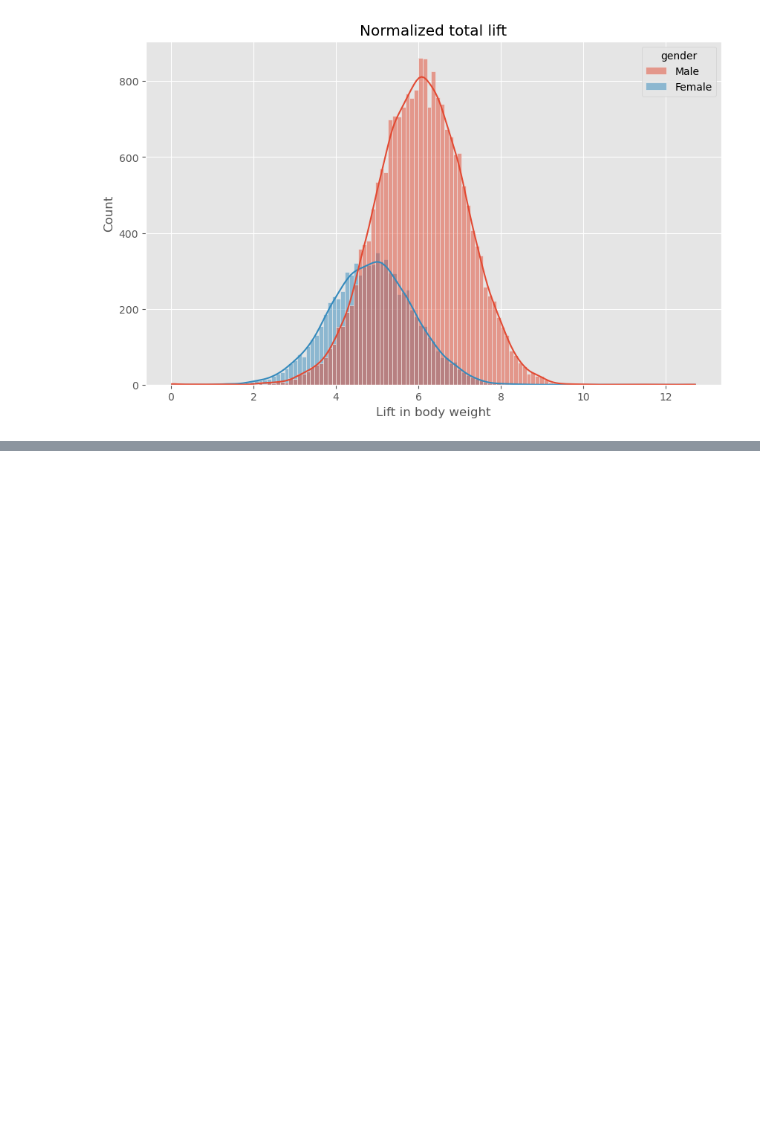
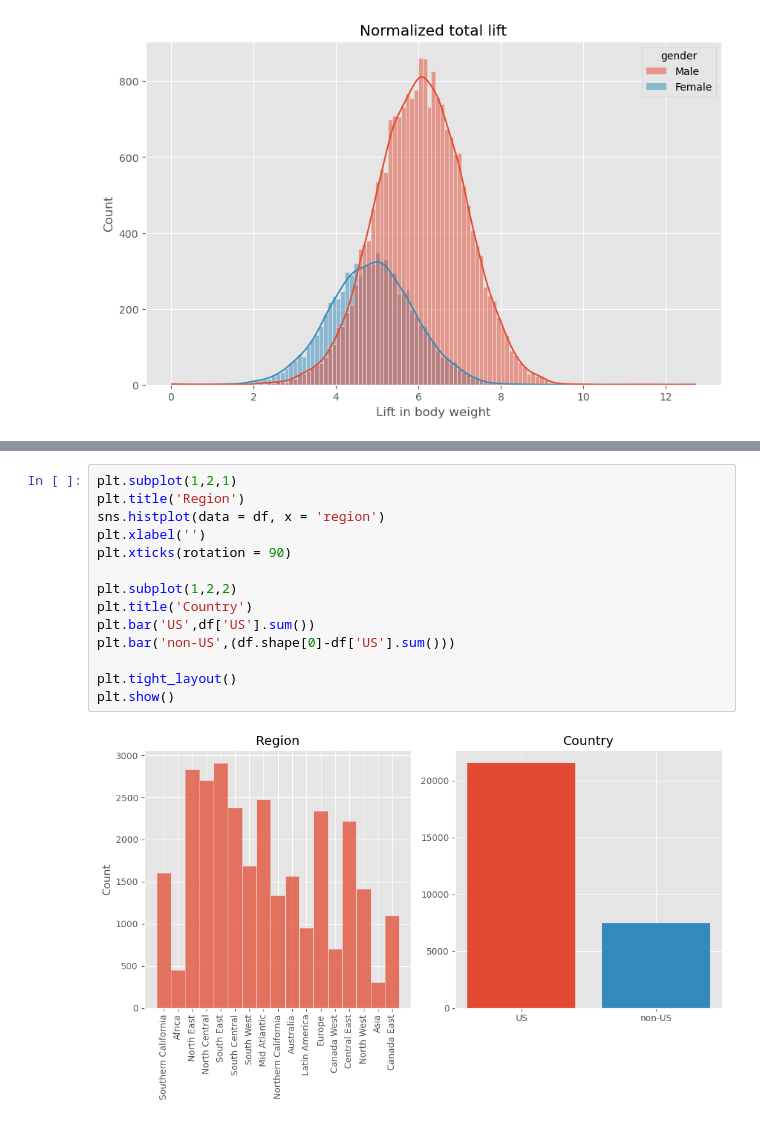
Before and after one commit to NinaCilliers/crossfit_project, a Jupyter notebook: crossfit_project.ipynb, the cells around one changed output, grey strips where cells are left out. Drawn from its saved outputs; the diff is of its cells as text; blank space fills up the shorter version.

Commit message:
eda of region added

```diff
--- a/crossfit_project.ipynb
+++ b/crossfit_project.ipynb
@@ -234,0 +249,16 @@ plt.xlabel(xlabel);
+# %%
+plt.subplot(1,2,1)
+plt.title('Region')
+sns.histplot(data = df, x = 'region')
+plt.xlabel('')
+plt.xticks(rotation = 90)
+
+plt.subplot(1,2,2)
+plt.title('Country')
+plt.bar('US',df['US'].sum())
+plt.bar('non-US',(df.shape[0]-df['US'].sum()))
+
+plt.tight_layout()
+plt.show()
+# %% [output]
+[figure, added]
```
Also changed, not shown: parts of 5 cells of this notebook.
